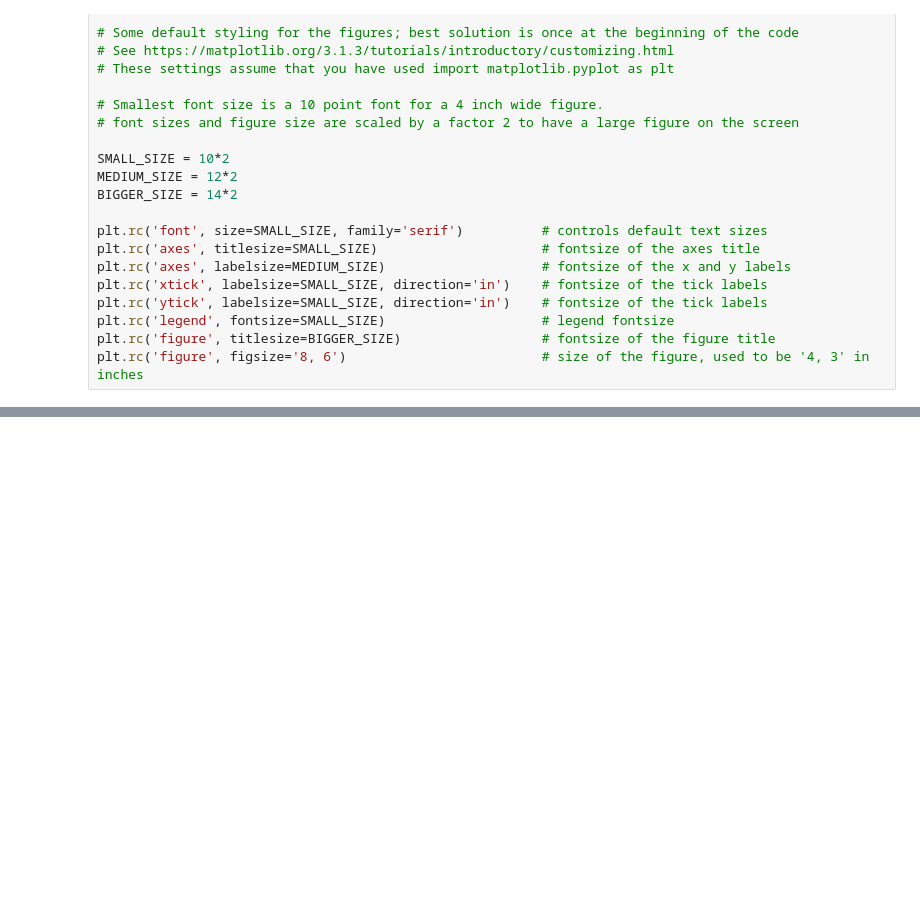
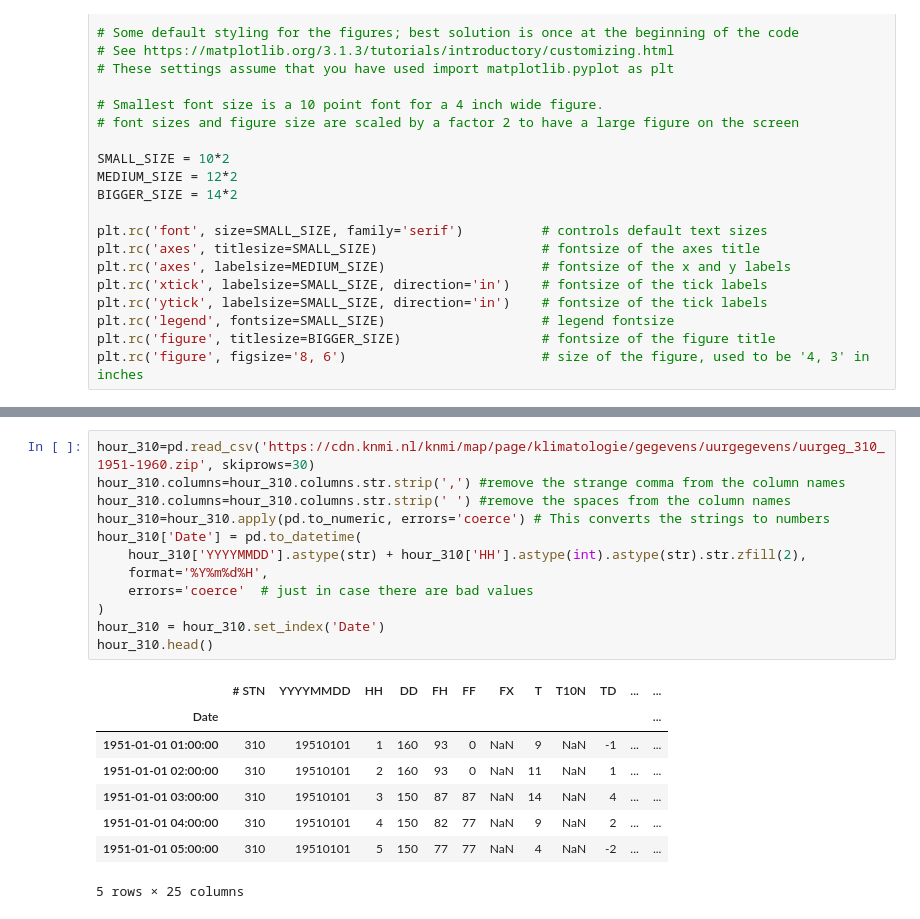
Before and after one commit to mdedood/mdedood.github.io, a Jupyter notebook: RS-BP/python/Vlissingen Temperature.ipynb, the cells around one changed output, grey strips where cells are left out. Cells and saved outputs as stored; diff of their text form; blank space fills up the shorter version.

```diff
--- a/RS-BP/python/Vlissingen Temperature.ipynb
+++ b/RS-BP/python/Vlissingen Temperature.ipynb
@@ -59,2 +68,23 @@ plt.show()
+# %%
+hour_310=pd.read_csv('https://cdn.knmi.nl/knmi/map/page/klimatologie/gegevens/uurgegevens/uurgeg_310_1951-1960.zip', skiprows=30)
+hour_310.columns=hour_310.columns.str.strip(',') #remove the strange comma from the column names
+hour_310.columns=hour_310.columns.str.strip(' ') #remove the spaces from the column names
+hour_310=hour_310.apply(pd.to_numeric, errors='coerce') # This converts the strings to numbers
+hour_310['Date'] = pd.to_datetime(
+    hour_310['YYYYMMDD'].astype(str) + hour_310['HH'].astype(int).astype(str).str.zfill(2),
+    format='%Y%m%d%H',
+    errors='coerce'  # just in case there are bad values
+)
+hour_310 = hour_310.set_index('Date')
+hour_310.head()
+# %% [output]
+|  | # STN | YYYYMMDD | HH | DD | FH | FF | FX | T | T10N | TD | ... | ... |
+| Date |  |  |  |  |  |  |  |  |  |  |  | ... |
+| 1951-01-01 01:00:00 | 310 | 19510101 | 1 | 160 | 93 | 0 | NaN | 9 | NaN | -1 | ... | ... |
+| 1951-01-01 02:00:00 | 310 | 19510101 | 2 | 160 | 93 | 0 | NaN | 11 | NaN | 1 | ... | ... |
+| 1951-01-01 03:00:00 | 310 | 19510101 | 3 | 150 | 87 | 87 | NaN | 14 | NaN | 4 | ... | ... |
+| 1951-01-01 04:00:00 | 310 | 19510101 | 4 | 150 | 82 | 77 | NaN | 9 | NaN | 2 | ... | ... |
+| 1951-01-01 05:00:00 | 310 | 19510101 | 5 | 150 | 77 | 77 | NaN | 4 | NaN | -2 | ... | ... |
+5 rows × 25 columns
 # %%
 plt.figure(figsize=(12,8))
```
Also changed, not shown: parts of 6 cells of this notebook, 1 other file.
